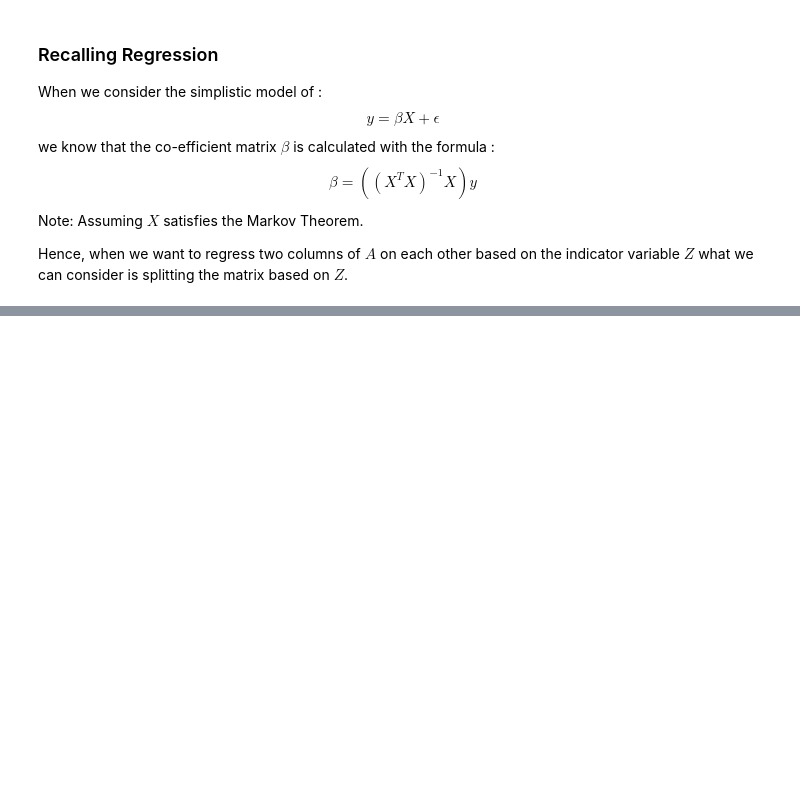
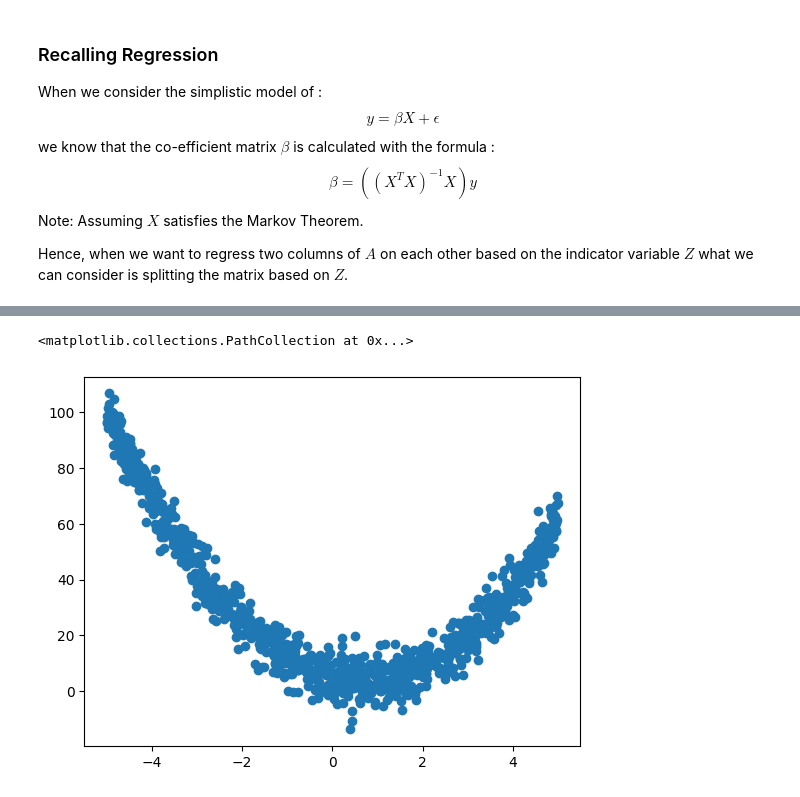
Before and after one commit to Zehaan22/SWAP-Regression, a Jupyter notebook: Codes/ComputationalApproach.ipynb, the cells around one changed output, grey strips where cells are left out. Drawn from its saved outputs; the diff is of its cells as text; code cells hidden in the pictures; blank space fills up the shorter version.

```diff
--- a/Codes/ComputationalApproach.ipynb
+++ b/Codes/ComputationalApproach.ipynb
@@ -207,0 +223,12 @@ $$Q_n(g_{\theta}) = E_n[(Y-aX^2 - bX- c)^2I(Z=0)] + E_n[X + ({b/2a + \sqrt{b^2 -
+# %%
+X = 10* np.random.random(1000) - 5
+Y = 3*X**2 - 4*X + 5 + np.random.normal(scale= 5,size = 1000)
+
+plt.figure()
+plt.scatter(
+    X,
+    Y
+)
+# %% [output]
+<matplotlib.collections.PathCollection at 0x...>
+[figure, added]
```
Also changed, not shown: parts of 4 cells of this notebook, 1 other file.
